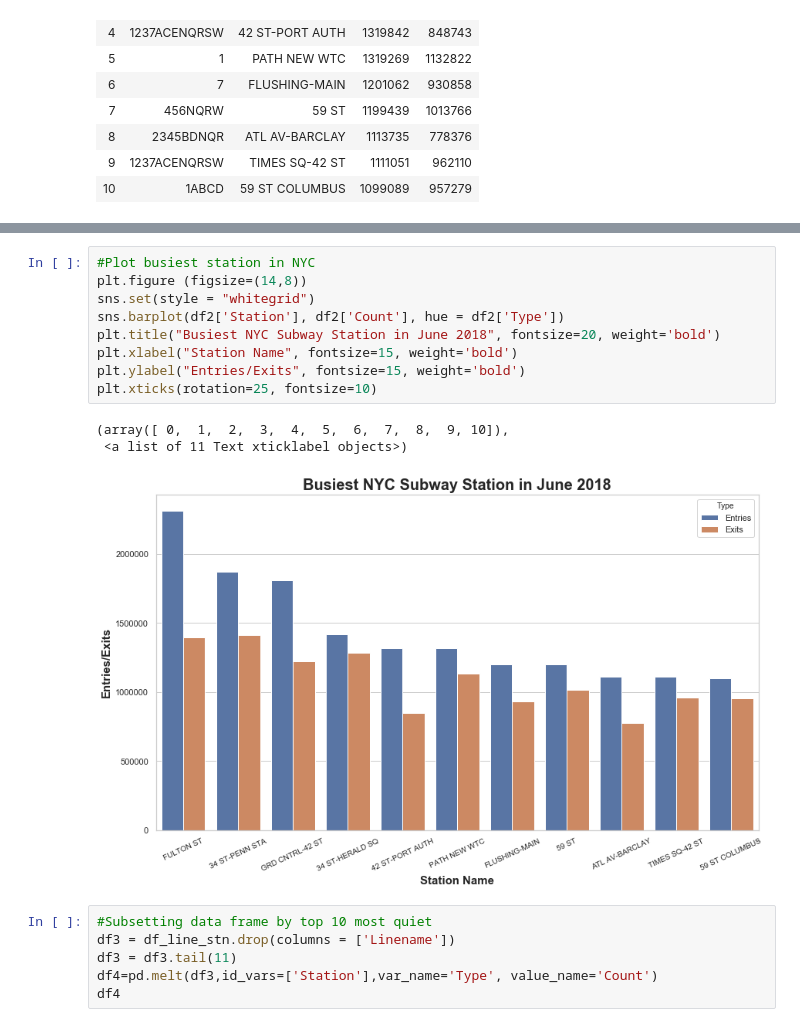
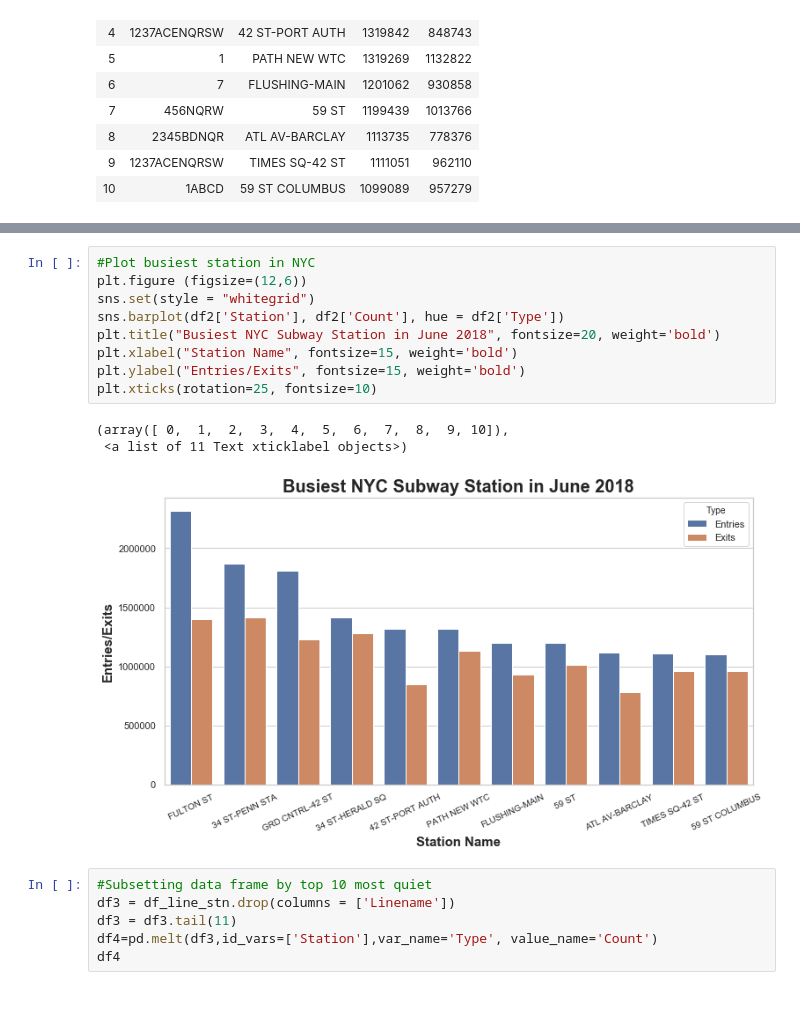
Before and after one commit to Suryantoyoga/NewYorkMTA, a Jupyter notebook: NewYorkMTAEDA.ipynb, the cells around one changed output, grey strips where cells are left out. Saved outputs shown, nothing was run; the diff lists cells and outputs as text; blank space fills up the shorter version.

```diff
--- a/NewYorkMTAEDA.ipynb
+++ b/NewYorkMTAEDA.ipynb
@@ -262,16 +350,16 @@ df2
 # %%
 #Plot busiest station in NYC
-plt.figure (figsize=(14,8))
+plt.figure (figsize=(12,6))
 sns.set(style = "whitegrid")
 sns.barplot(df2['Station'], df2['Count'], hue = df2['Type'])
 plt.title("Busiest NYC Subway Station in June 2018", fontsize=20, weight='bold')
 plt.xlabel("Station Name", fontsize=15, weight='bold')
 plt.ylabel("Entries/Exits", fontsize=15, weight='bold')
 plt.xticks(rotation=25, fontsize=10)
 # %% [output]
 (array([ 0,  1,  2,  3,  4,  5,  6,  7,  8,  9, 10]),
  <a list of 11 Text xticklabel objects>)
-[figure, old version]
+[figure, new version]
 # %%
 #Subsetting data frame by top 10 most quiet
 df3 = df_line_stn.drop(columns = ['Linename'])
```
Also changed, not shown: parts of 35 cells of this notebook.
